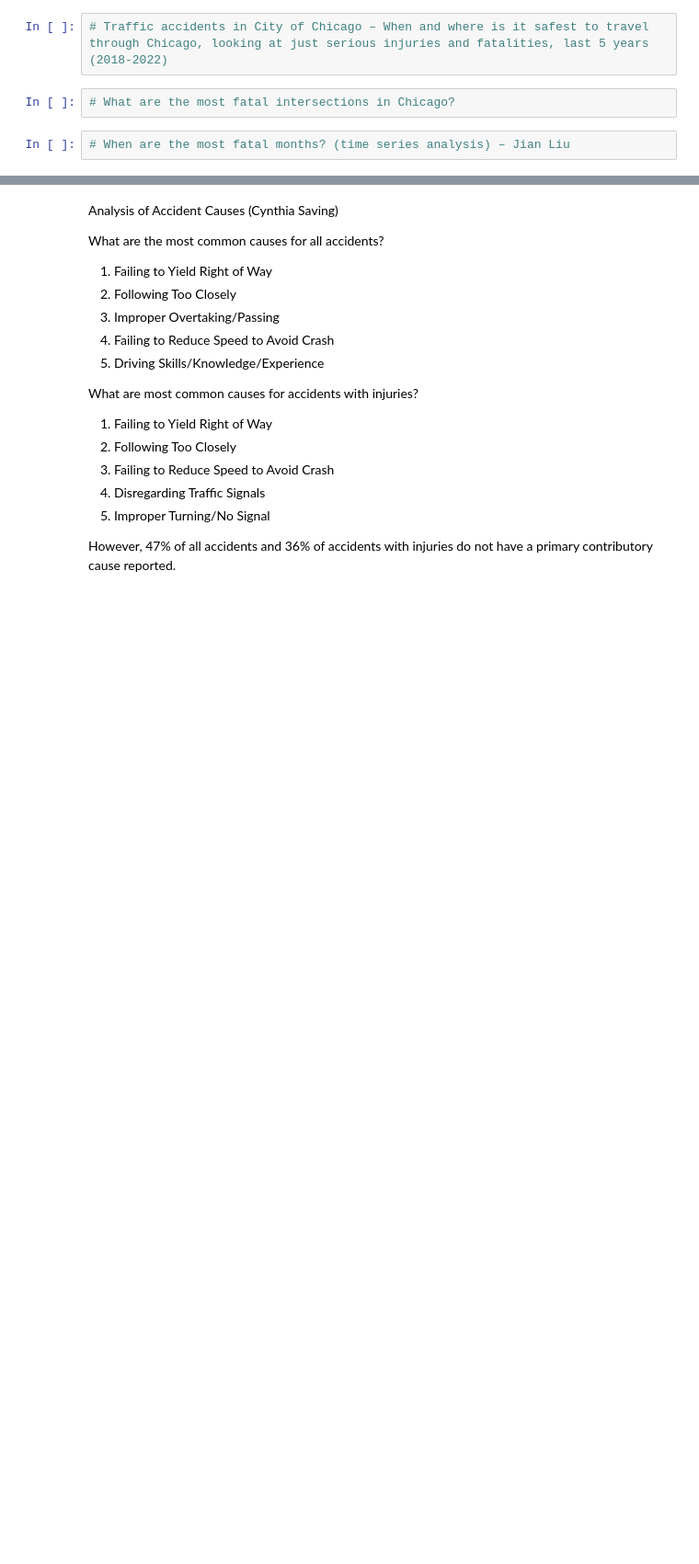
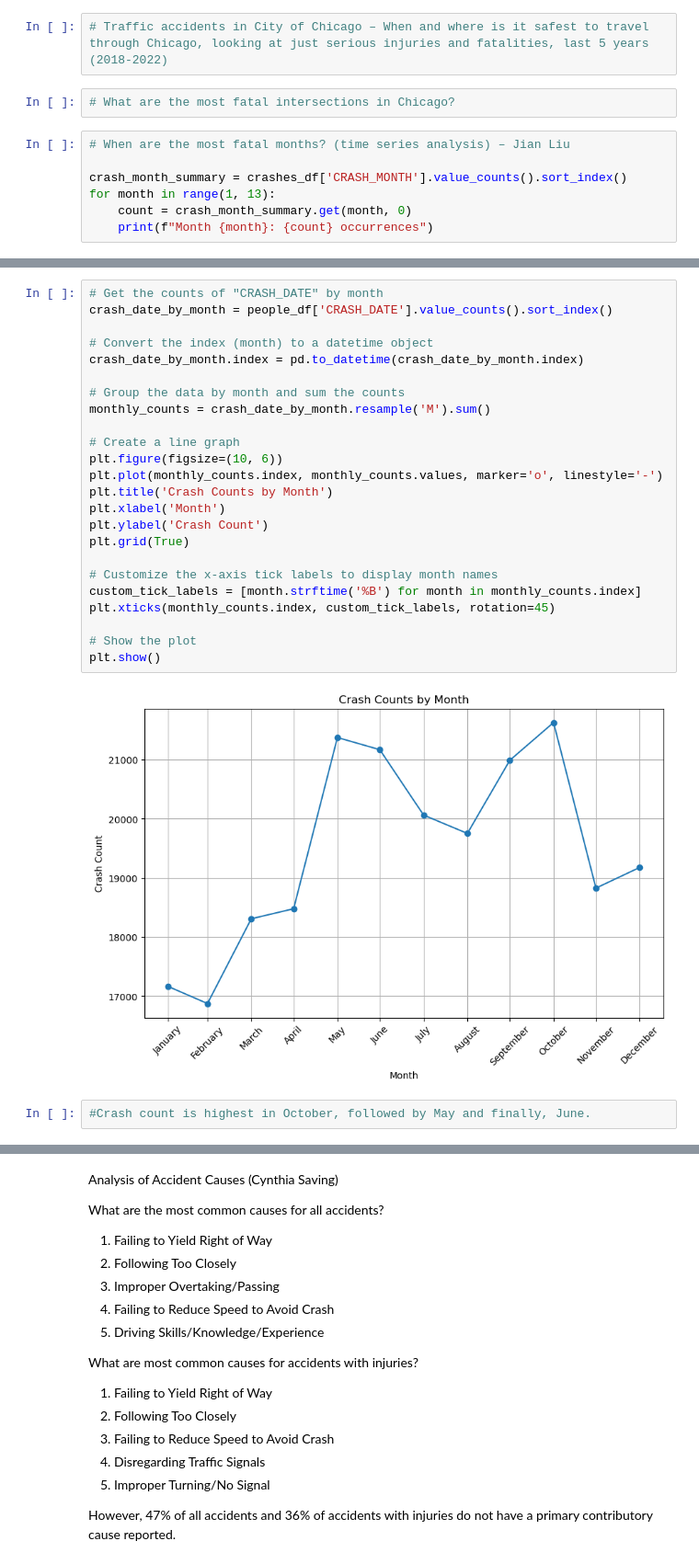
Before and after one commit to NWSBB426/chicago_traffic_crashes, a Jupyter notebook: chicago_traffic_crashes.ipynb, the cells around one changed output, grey strips where cells are left out. Shown at 92% size. Cells and saved outputs as stored; diff of their text form; blank space fills up the shorter version.

```diff
--- a/chicago_traffic_crashes.ipynb
+++ b/chicago_traffic_crashes.ipynb
@@ -42,3 +42,8 @@ vehicles_df.head()
 # What are the most fatal intersections in Chicago?
 # %%
 # When are the most fatal months? (time series analysis) – Jian Liu
+
+crash_month_summary = crashes_df['CRASH_MONTH'].value_counts().sort_index()
+for month in range(1, 13):
+    count = crash_month_summary.get(month, 0)
+    print(f"Month {month}: {count} occurrences")
@@ -44,0 +218,28 @@ vehicles_df.head()
+# %%
+# Get the counts of "CRASH_DATE" by month
+crash_date_by_month = people_df['CRASH_DATE'].value_counts().sort_index()
+
+# Convert the index (month) to a datetime object
+crash_date_by_month.index = pd.to_datetime(crash_date_by_month.index)
+
+# Group the data by month and sum the counts
+monthly_counts = crash_date_by_month.resample('M').sum()
+
+# Create a line graph
+plt.figure(figsize=(10, 6))
+plt.plot(monthly_counts.index, monthly_counts.values, marker='o', linestyle='-')
+plt.title('Crash Counts by Month')
+plt.xlabel('Month')
+plt.ylabel('Crash Count')
+plt.grid(True)
+
+# Customize the x-axis tick labels to display month names
+custom_tick_labels = [month.strftime('%B') for month in monthly_counts.index]
+plt.xticks(monthly_counts.index, custom_tick_labels, rotation=45)
+
+# Show the plot
+plt.show()
+# %% [output]
+[figure, added]
+# %%
+#Crash count is highest in October, followed by May and finally, June.
```
Also changed, not shown: parts of 16 cells of this notebook, 1 other file.
